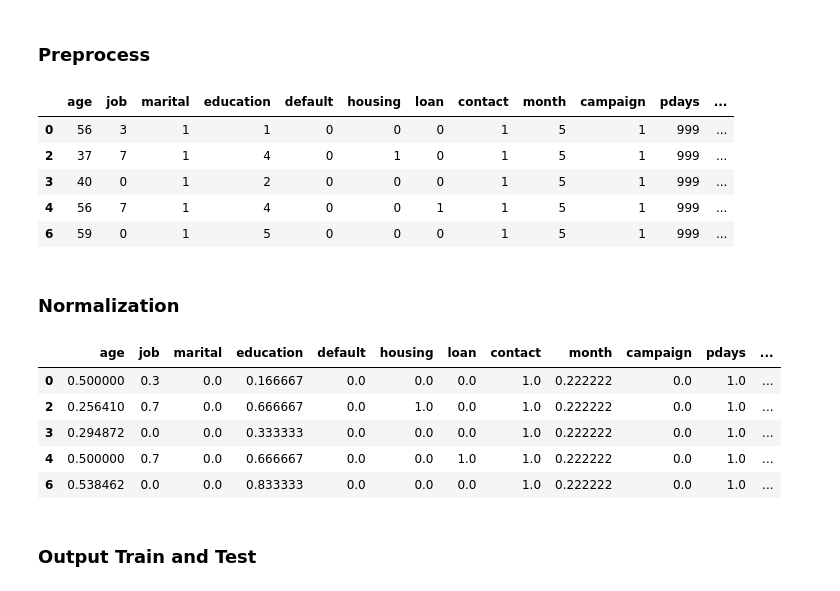
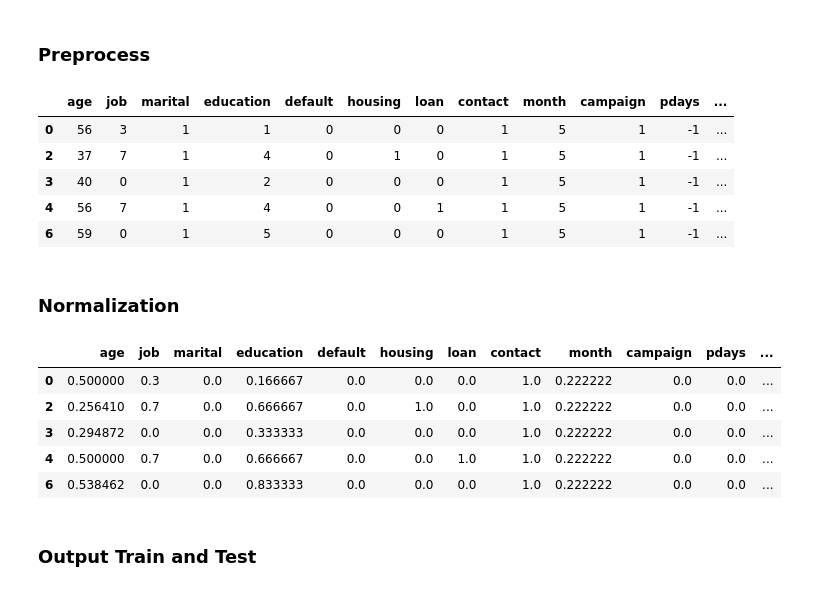
Before and after one commit to miqalvarez/A2, a Jupyter notebook: CSV-Bank.ipynb, the cells around one changed output. Cells and saved outputs as stored; diff of their text form; code cells hidden in the pictures.

```diff
--- a/CSV-Bank.ipynb
+++ b/CSV-Bank.ipynb
@@ -35,38 +35,40 @@ df['month'] = df['month'].replace(['jan', 'feb', 'mar', 'apr', 'may', 'jun', 'ju
 df = df[(df['job'] != 'unknown') & (df['marital'] != 'unknown') & (df['education'] != 'unknown') &
         (df['default'] != 'unknown') & (df['housing'] != 'unknown') & (df['loan'] != 'unknown') &
         (df['contact'] != 'unknown') & (df['poutcome'] != 'unknown')]
 
 # Convert the marrital and poutcome columns to numerical values
 df['marital'] = df['marital'].replace(['married', 'single', 'divorced'], [1, 2, 3])
 df['poutcome'] = df['poutcome'].replace(['failure', 'nonexistent', 'success'], [1, 2, 3])
 
 # Convert default, contact, housing, y and loan to 0 and 1
 df['default'] = df['default'].replace(['no', 'yes'], [0, 1])
 df['housing'] = df['housing'].replace(['no', 'yes'], [0, 1])
 df['loan'] = df['loan'].replace(['no', 'yes'], [0, 1])
 df['contact'] = df['contact'].replace(['cellular', 'telephone'], [0, 1])
 df['y'] = df['y'].replace(['no', 'yes'], [0, 1])
 
 
 # Convert the education column to numerical values
 df['education'] = df['education'].replace(['illiterate', 'basic.4y', 'basic.6y', 'basic.9y', 'high.school',
                                            'professional.course', 'university.degree'], [0, 1, 2, 3, 4, 5, 6])
 
 # Convert the job column to numerical values
 df['job'] = df['job'].replace(['admin.', 'blue-collar', 'entrepreneur', 'housemaid', 'management', 'retired',
                                'self-employed', 'services', 'student', 'technician', 'unemployed'], [0, 1, 2, 3, 4,
                                                                                                       5, 6, 7, 8,
                                                                                                       9, 10])
 
+# Convert 999 to -1 in the pdays column
+df['pdays'] = df['pdays'].replace([999], [-1])
 
 df.head()
 # %% [output]
 |  | age | job | marital | education | default | housing | loan | contact | month | campaign | pdays | ... |
-| 0 | 56 | 3 | 1 | 1 | 0 | 0 | 0 | 1 | 5 | 1 | 999 | ... |
-| 2 | 37 | 7 | 1 | 4 | 0 | 1 | 0 | 1 | 5 | 1 | 999 | ... |
-| 3 | 40 | 0 | 1 | 2 | 0 | 0 | 0 | 1 | 5 | 1 | 999 | ... |
-| 4 | 56 | 7 | 1 | 4 | 0 | 0 | 1 | 1 | 5 | 1 | 999 | ... |
-| 6 | 59 | 0 | 1 | 5 | 0 | 0 | 0 | 1 | 5 | 1 | 999 | ... |
+| 0 | 56 | 3 | 1 | 1 | 0 | 0 | 0 | 1 | 5 | 1 | -1 | ... |
+| 2 | 37 | 7 | 1 | 4 | 0 | 1 | 0 | 1 | 5 | 1 | -1 | ... |
+| 3 | 40 | 0 | 1 | 2 | 0 | 0 | 0 | 1 | 5 | 1 | -1 | ... |
+| 4 | 56 | 7 | 1 | 4 | 0 | 0 | 1 | 1 | 5 | 1 | -1 | ... |
+| 6 | 59 | 0 | 1 | 5 | 0 | 0 | 0 | 1 | 5 | 1 | -1 | ... |
 # %% [markdown]
 ### Normalization
 # %%
@@ -79,11 +81,11 @@ for column in df:
 df.head()
 # %% [output]
 |  | age | job | marital | education | default | housing | loan | contact | month | campaign | pdays | ... |
-| 0 | 0.500000 | 0.3 | 0.0 | 0.166667 | 0.0 | 0.0 | 0.0 | 1.0 | 0.222222 | 0.0 | 1.0 | ... |
-| 2 | 0.256410 | 0.7 | 0.0 | 0.666667 | 0.0 | 1.0 | 0.0 | 1.0 | 0.222222 | 0.0 | 1.0 | ... |
-| 3 | 0.294872 | 0.0 | 0.0 | 0.333333 | 0.0 | 0.0 | 0.0 | 1.0 | 0.222222 | 0.0 | 1.0 | ... |
-| 4 | 0.500000 | 0.7 | 0.0 | 0.666667 | 0.0 | 0.0 | 1.0 | 1.0 | 0.222222 | 0.0 | 1.0 | ... |
-| 6 | 0.538462 | 0.0 | 0.0 | 0.833333 | 0.0 | 0.0 | 0.0 | 1.0 | 0.222222 | 0.0 | 1.0 | ... |
+| 0 | 0.500000 | 0.3 | 0.0 | 0.166667 | 0.0 | 0.0 | 0.0 | 1.0 | 0.222222 | 0.0 | 0.0 | ... |
+| 2 | 0.256410 | 0.7 | 0.0 | 0.666667 | 0.0 | 1.0 | 0.0 | 1.0 | 0.222222 | 0.0 | 0.0 | ... |
+| 3 | 0.294872 | 0.0 | 0.0 | 0.333333 | 0.0 | 0.0 | 0.0 | 1.0 | 0.222222 | 0.0 | 0.0 | ... |
+| 4 | 0.500000 | 0.7 | 0.0 | 0.666667 | 0.0 | 0.0 | 1.0 | 1.0 | 0.222222 | 0.0 | 0.0 | ... |
+| 6 | 0.538462 | 0.0 | 0.0 | 0.833333 | 0.0 | 0.0 | 0.0 | 1.0 | 0.222222 | 0.0 | 0.0 | ... |
 # %% [markdown]
 ### Output Train and Test
 # %%
```
Also changed, not shown: parts of 1 cell of this notebook, 8 other files.
